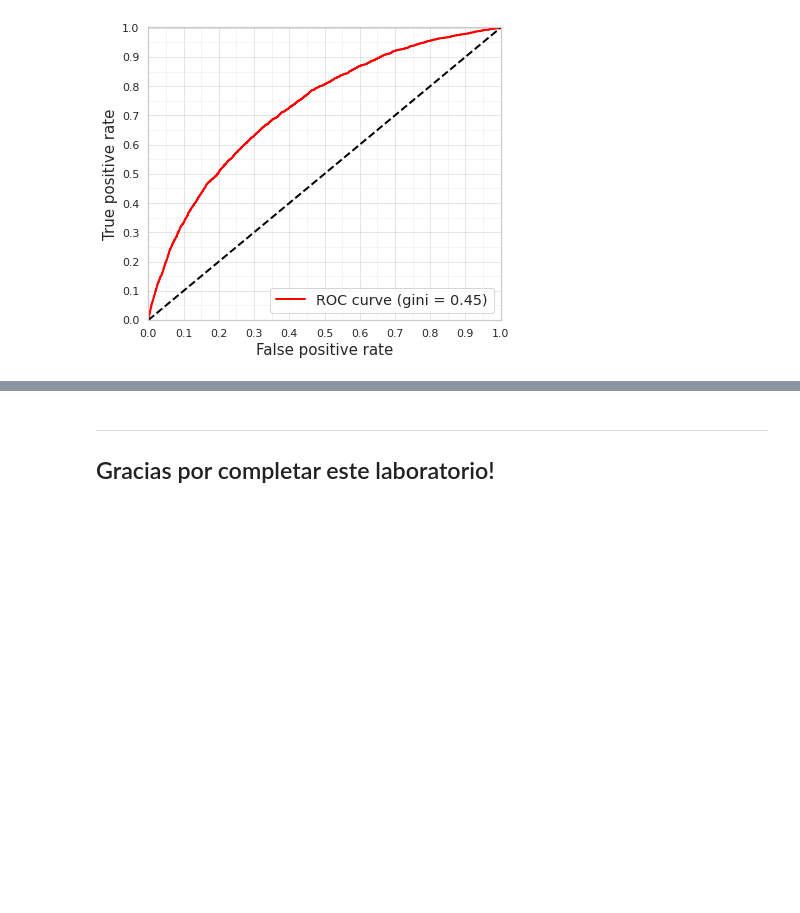
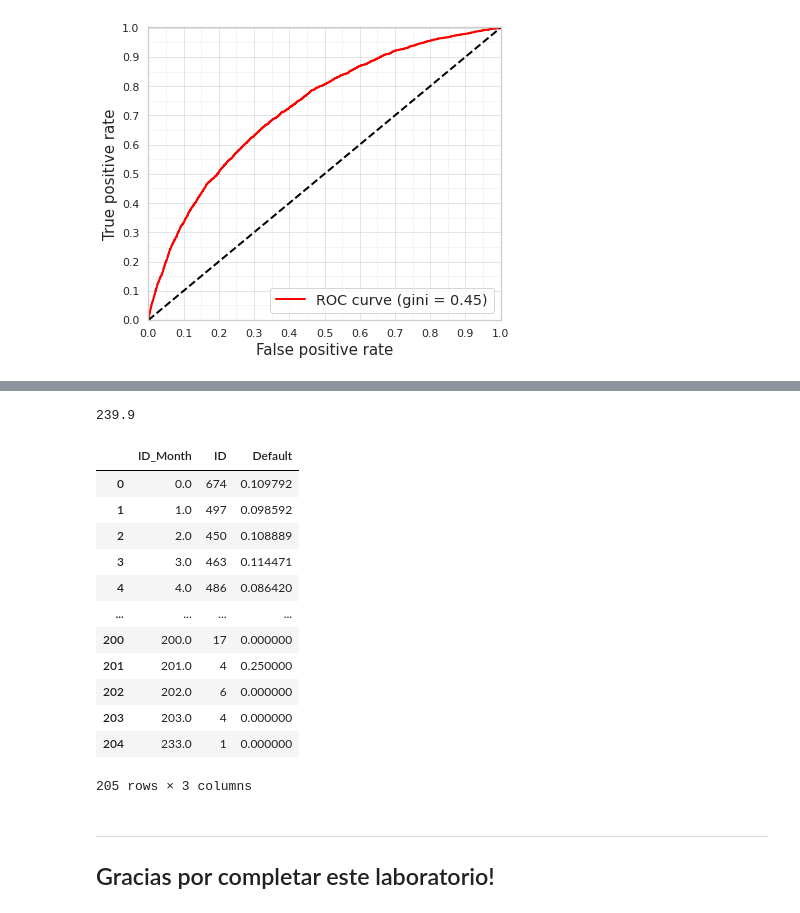
Before and after one commit to JCaballerot/Credit-Scoring, a Jupyter notebook: CreditScoring/Lab_Automobile_Loan_Default.ipynb, the cells around one changed output, grey strips where cells are left out. Cells and saved outputs as stored; diff of their text form; code cells hidden in the pictures; blank space fills up the shorter version.

```diff
--- a/CreditScoring/Lab_Automobile_Loan_Default.ipynb
+++ b/CreditScoring/Lab_Automobile_Loan_Default.ipynb
@@ -1815,0 +1812,40 @@ X_test.to_csv('test_predicted.csv', index = 0)
+# %%
+data = pddf.loc[pddf.ID_Days >= 0].copy()
+# %%
+data['ID_Days'] = pd.to_numeric(data.ID_Days)
+data['ID_Days'].dropna().sort_values()
+# %%
+7197.0/30
+# %% [output]
+239.9
+# %%
+# Discretizar variables
+
+from sklearn.preprocessing import KBinsDiscretizer
+
+discretizer3 = KBinsDiscretizer(n_bins = 234,
+                                encode = 'ordinal',
+                                strategy = "uniform").fit(data[['ID_Days']].dropna())
+# %%
+# Creando variables discretizadas
+
+data[['ID_Month']] = discretizer3.transform(data[['ID_Days']])
+data['ID_Month'] = data['ID_Month'].astype('category')
+# %%
+mar_res = data.groupby(['ID_Month']).agg({"ID":"count",
+                                          "Default" :"mean"}).reset_index()
+mar_res
+# %% [output]
+|  | ID_Month | ID | Default |
+| 0 | 0.0 | 674 | 0.109792 |
+| 1 | 1.0 | 497 | 0.098592 |
+| 2 | 2.0 | 450 | 0.108889 |
+| 3 | 3.0 | 463 | 0.114471 |
+| 4 | 4.0 | 486 | 0.086420 |
+| ... | ... | ... | ... |
+| 200 | 200.0 | 17 | 0.000000 |
+| 201 | 201.0 | 4 | 0.250000 |
+| 202 | 202.0 | 6 | 0.000000 |
+| 203 | 203.0 | 4 | 0.000000 |
+| 204 | 233.0 | 1 | 0.000000 |
+205 rows × 3 columns
```
Also changed, not shown: parts of 5 cells of this notebook.
